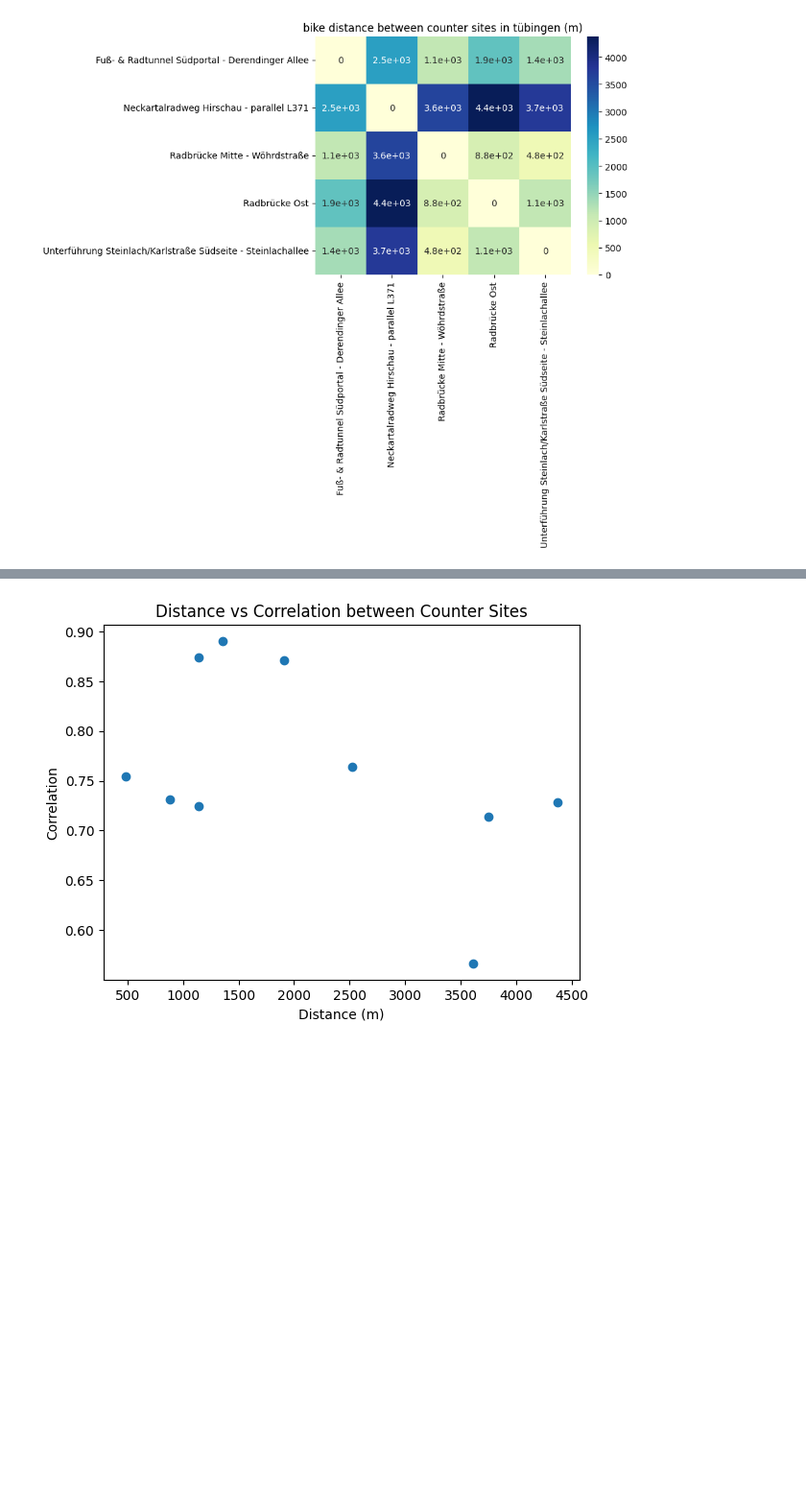
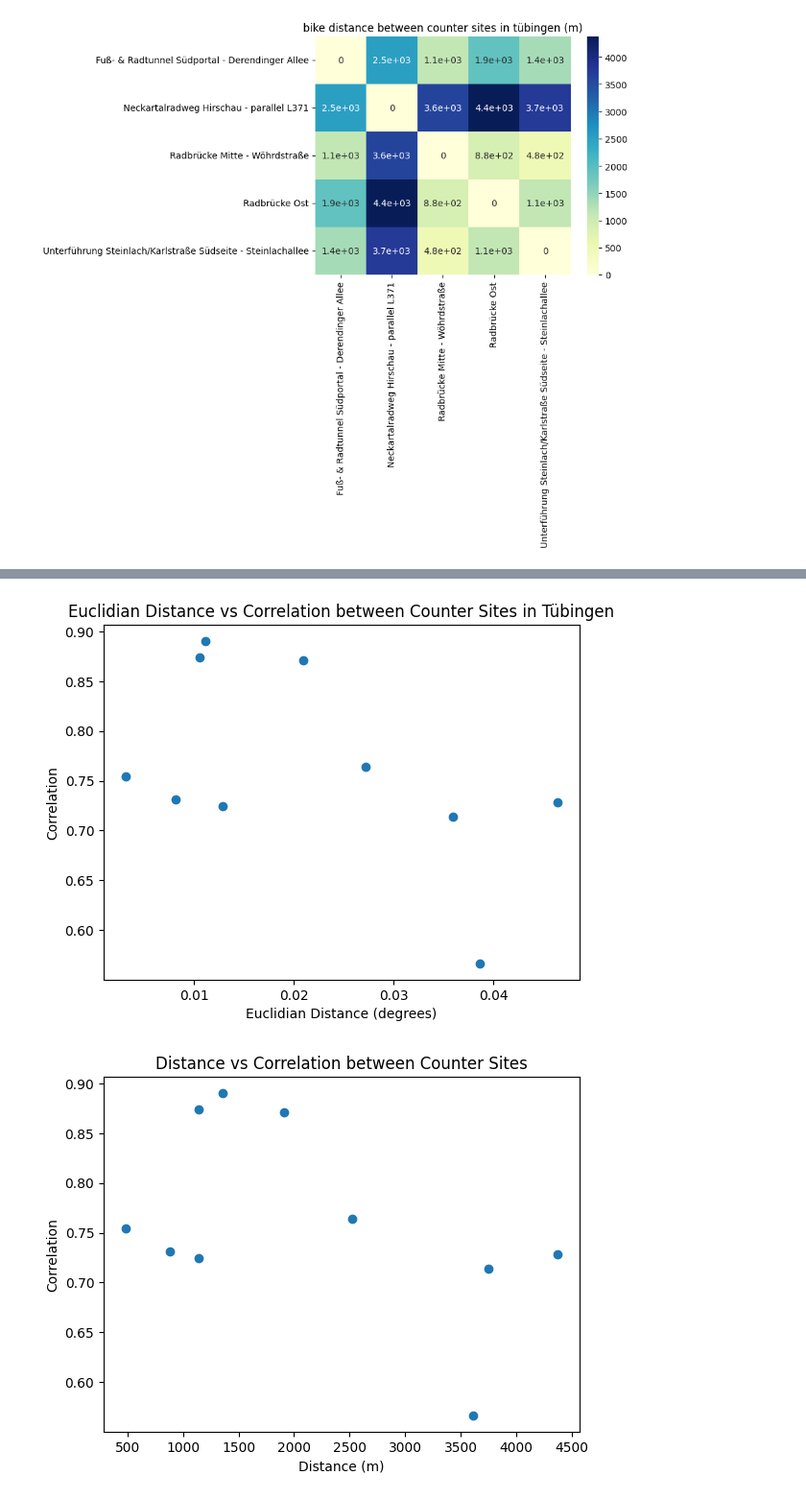
Before and after one commit to cleesee/fahrradzaehler, a Jupyter notebook: maps.ipynb, the cells around one changed output, grey strips where cells are left out. Shown at 96% size. Saved outputs shown, nothing was run; the diff lists cells and outputs as text; code cells hidden in the pictures; blank space fills up the shorter version.

```diff
--- a/maps.ipynb
+++ b/maps.ipynb
@@ -159,3 +225,23 @@ plt.show()
+# %%
+# euclidian distance vs correlation plot
+correlations = []
+distance_values = []
+for i in range(len(sites1)):
+    for j in range(i + 1, len(sites1)):
+        site1 = sites1[i]
+        site2 = sites1[j]
+        distance = tue_dist_matrix.loc[site1, site2]
+        correlation = corr_matrix.loc[site1, site2]
+        distance_values.append(distance)
+        correlations.append(correlation)
+
+plt.scatter(distance_values, correlations)
+plt.xlabel("Euclidian Distance (degrees)")
+plt.ylabel("Correlation")
+plt.title("Euclidian Distance vs Correlation between Counter Sites in Tübingen")
+plt.show()
+# %% [output]
+[figure, added]
 # %%
 # distance vs correlation plot
 correlations = []
```
Also changed, not shown: parts of 5 cells of this notebook.
